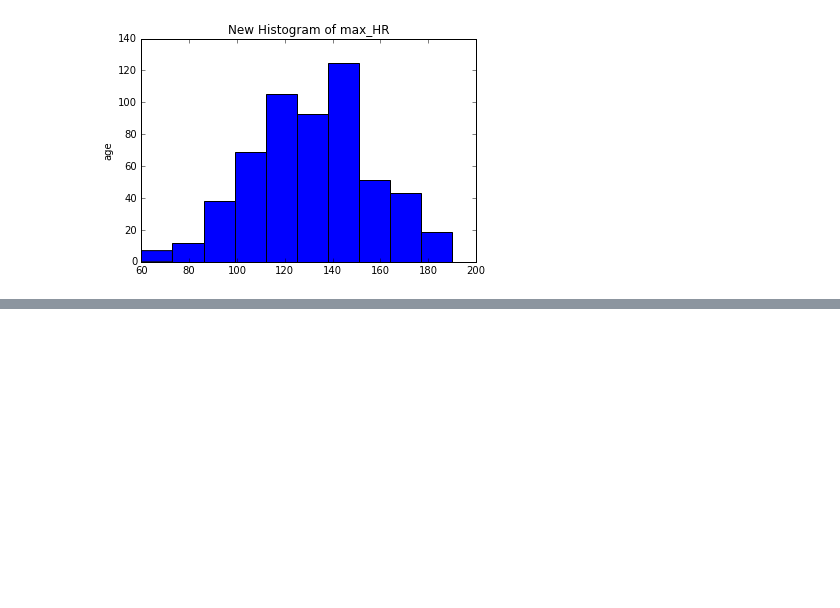
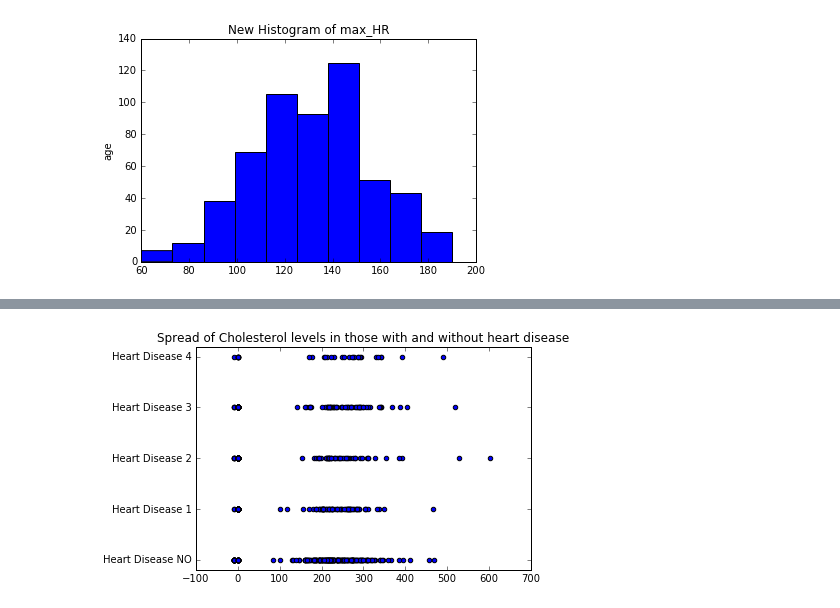
Before and after one commit to sheenstar/Springboard_Intensive, a Jupyter notebook: Capstone_project/HeartDisease_prediction.ipynb, the cells around one changed output, grey strips where cells are left out. Saved outputs shown, nothing was run; the diff lists cells and outputs as text; code cells hidden in the pictures; blank space fills up the shorter version.

Commit message:
adding data story

```diff
--- a/Capstone_project/HeartDisease_prediction.ipynb
+++ b/Capstone_project/HeartDisease_prediction.ipynb
@@ -291,0 +301,21 @@ max_hr_pos
+# %%
+#I'm going to divide the data into two groups - those who developed heart disease and those who didn't.
+#I'm just going to explore if there are obvious differences in these features between the two groups.
+chd_pos = df[df.outcome >= 1]
+chd_neg = df[df.outcome == 0]
+#Going to look at cholesterol and max HR first
+fig = plt.figure()
+ax = fig.add_subplot(111)
+n=4
+ind1=np.arange(pd.value_counts(chd_neg['outcome']))
+y = chd_pos['chol'] #, chd_neg['chol']]
+x = chd_pos.outcome
+ax.scatter(y, x)
+ax.scatter(chd_neg['chol'], chd_neg['outcome'], cmap='gray')
+ax.set_ylim(-.2,4.2)
+ax.set_title('Spread of Cholesterol levels in those with and without heart disease')
+yTickMarks = ['', 'Heart Disease NO', 'Heart Disease 1', 'Heart Disease 2', 'Heart Disease 3', 'Heart Disease 4']
+ax.set_yticklabels(yTickMarks)
+plt.show()
+# %% [output]
+[figure, added]
```
Also changed, not shown: parts of 7 cells of this notebook, 1 other file.
